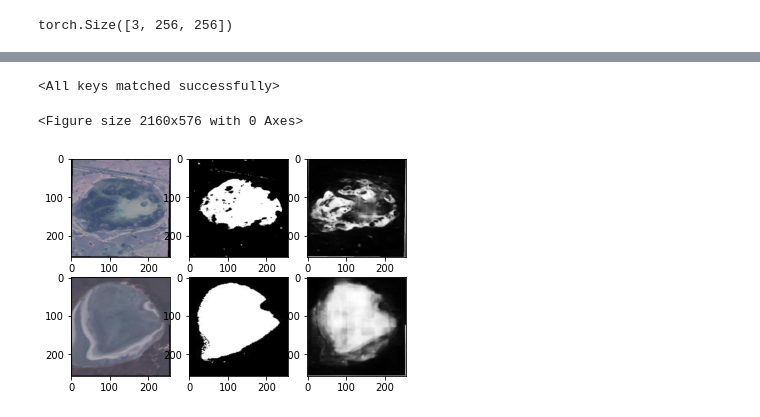
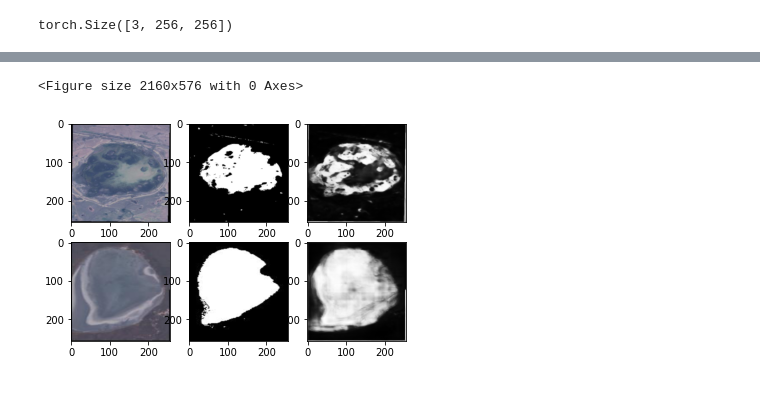
Before and after one commit to pri1311/satellite-images-of-water-bodies, a Jupyter notebook: water-bodies-segmentation-no-filters.ipynb, the cells around one changed output, grey strips where cells are left out. Drawn from its saved outputs; the diff is of its cells as text; code cells hidden in the pictures.

```diff
--- a/water-bodies-segmentation-no-filters.ipynb
+++ b/water-bodies-segmentation-no-filters.ipynb
@@ -173,10 +173,11 @@ class UNet(nn.Module):
         d4 = self.d4(d3, x1)
 
         output_mask = self.output(d4)
+        output_mask = torch.sigmoid(output_mask)
 
         return output_mask
 # %%
-batch_size = 4
+batch_size = 8
 num_epochs = 12
 lr = 1e-4
 checkpoint_path = "./checkpoint.pth"
@@ -300,35 +299,35 @@ Epoch: 12
 # %%
 m = UNet()
 m.load_state_dict(torch.load(checkpoint_path))
+m = m.to(device)
-# %% [output]
-<All keys matched successfully>
 # %%
 transform = transforms.ToPILImage()
 pred = []
 for x, y in valid_loader:
     image0 = transform(x[0])
     image1 = transform(x[1])
 
-    x,y=x.type(torch.FloatTensor),y.type(torch.FloatTensor)
+    x = x.to(device, dtype=torch.float32)
+    y = y.to(device, dtype=torch.float32)
 
-    y_pred = torch.sigmoid(m(x))
+    y_pred = m(x)
     img = y_pred.cpu().detach().numpy()
     plt.figure(figsize=(30,8))
 
     #subplot(r,c) provide the no. of rows and columns
     f, axarr = plt.subplots(2,3)
 
     axarr[0,0].imshow(image0)
     axarr[0,1].imshow(np.squeeze(y.cpu().detach().numpy())[0], cmap='gray')
     axarr[0,2].imshow(np.squeeze(img)[0], cmap='gray')
 
     axarr[1,0].imshow(image1)
     axarr[1,1].imshow(np.squeeze(y.cpu().detach().numpy())[1], cmap='gray')
     axarr[1,2].imshow(np.squeeze(img)[1], cmap='gray')
     break
 # %% [output]
 <Figure size 2160x576 with 0 Axes>
-[figure, old version]
+[figure, new version]
 # %%
 dice_BCE = evaluate(m, valid_loader, loss_fn, device)
 # %%
```
Also changed, not shown: parts of 6 cells of this notebook.
